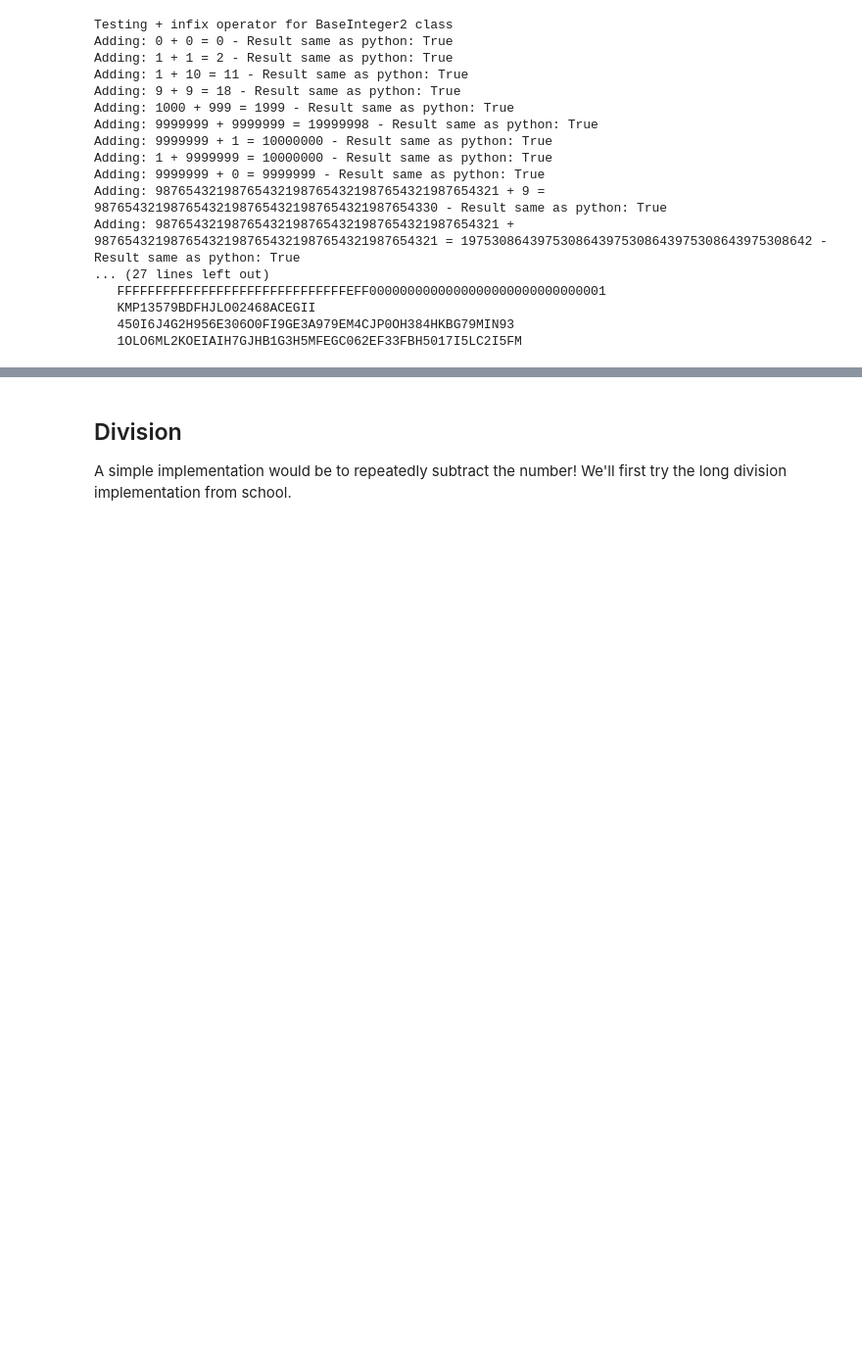
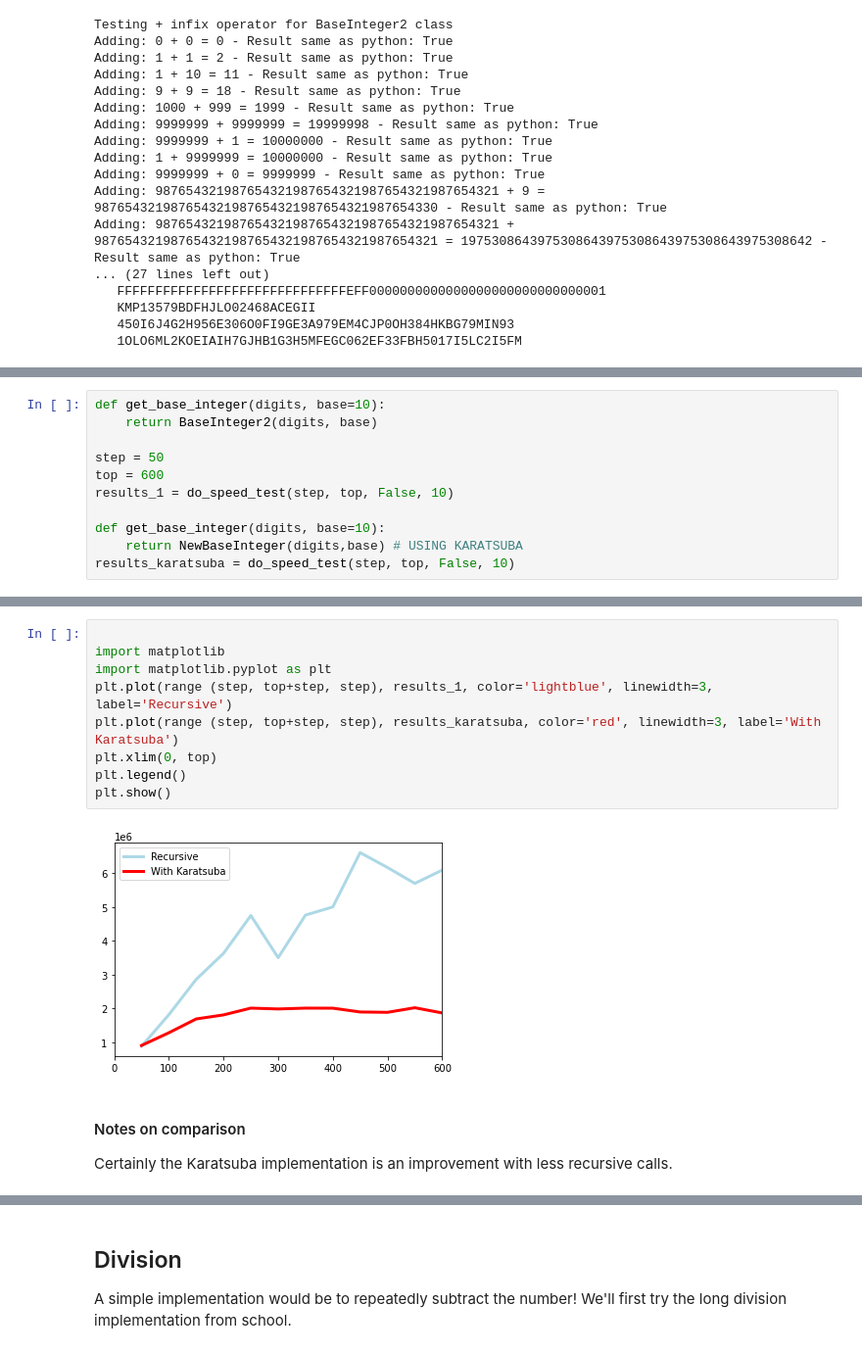
Before and after one commit to darrenpaine/algorithms-and-structures, a Jupyter notebook: Integer Manipulation - Algorithms.ipynb, the cells around one changed output, grey strips where cells are left out. Shown at 98% size. Drawn from its saved outputs; the diff is of its cells as text; blank space fills up the shorter version.

```diff
--- a/Integer Manipulation - Algorithms.ipynb
+++ b/Integer Manipulation - Algorithms.ipynb
@@ -410,0 +731,11 @@ Implementing subtract also means supporting negative numbers. Once subtract is i
+# %%
+def get_base_integer(digits, base=10):
+    return BaseInteger2(digits, base)
+
+step = 50
+top = 600
+results_1 = do_speed_test(step, top, False, 10)
+
+def get_base_integer(digits, base=10):
+    return NewBaseInteger(digits,base) # USING KARATSUBA
+results_karatsuba = do_speed_test(step, top, False, 10)
@@ -410,0 +760,14 @@ Implementing subtract also means supporting negative numbers. Once subtract is i
+# %%
+
+import matplotlib
+import matplotlib.pyplot as plt
+plt.plot(range (step, top+step, step), results_1, color='lightblue', linewidth=3, label='Recursive')
+plt.plot(range (step, top+step, step), results_karatsuba, color='red', linewidth=3, label='With Karatsuba')
+plt.xlim(0, top)
+plt.legend()
+plt.show()
+# %% [output]
+[figure, added]
+# %% [markdown]
+#### Notes on comparison
+Certainly the Karatsuba implementation is an improvement with less recursive calls.
```
Also changed, not shown: parts of 26 cells of this notebook.
